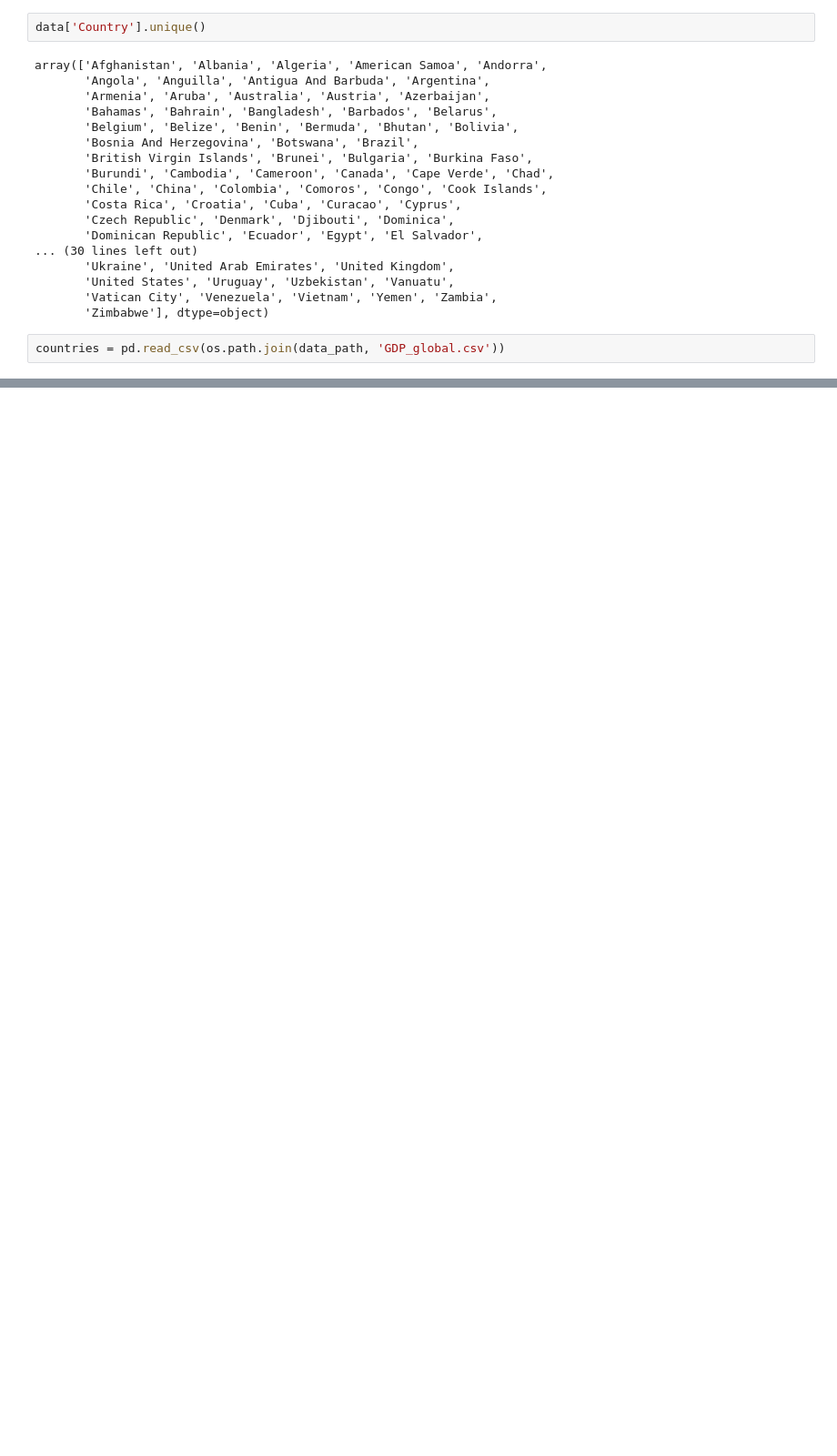
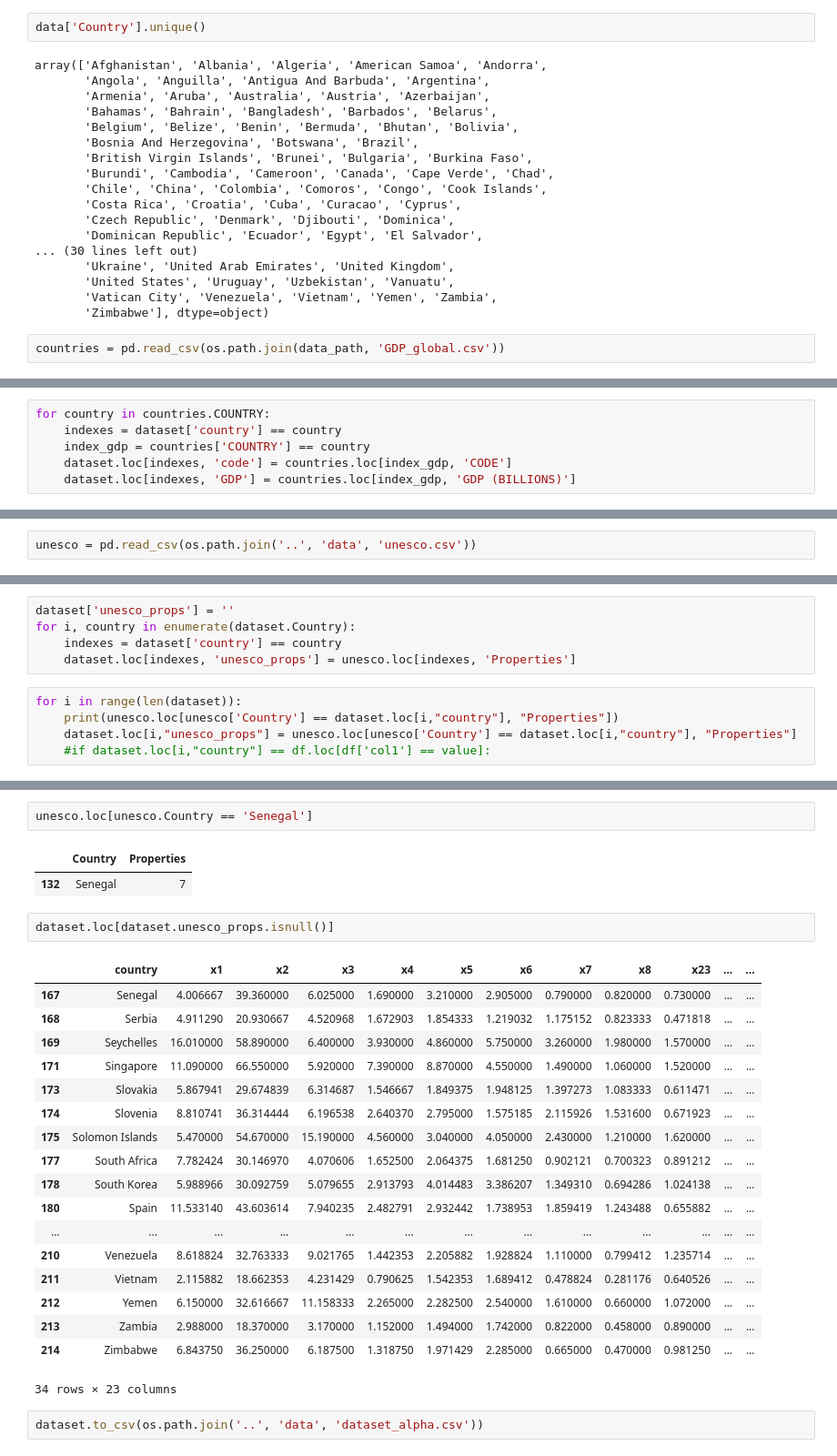
Before and after one commit to Sircarrasco/VAD.PROJETO, a Jupyter notebook: src/tst/explore_dataset.ipynb, the cells around one changed output, grey strips where cells are left out. Shown: that part at 91% size. Cells and saved outputs as stored; diff of their text form; blank space fills up the shorter version.

Commit message:
Add datasets + preprocess

```diff
--- a/src/tst/explore_dataset.ipynb
+++ b/src/tst/explore_dataset.ipynb
@@ -113,0 +161,6 @@ po.iplot(x)
+# %%
+for country in countries.COUNTRY:
+    indexes = dataset['country'] == country
+    index_gdp = countries['COUNTRY'] == country
+    dataset.loc[indexes, 'code'] = countries.loc[index_gdp, 'CODE']
+    dataset.loc[indexes, 'GDP'] = countries.loc[index_gdp, 'GDP (BILLIONS)']
@@ -113,0 +183,2 @@ po.iplot(x)
+# %%
+unesco = pd.read_csv(os.path.join('..', 'data', 'unesco.csv'))
@@ -113,0 +230,10 @@ po.iplot(x)
+# %%
+dataset['unesco_props'] = ''
+for i, country in enumerate(dataset.Country):
+    indexes = dataset['country'] == country
+    dataset.loc[indexes, 'unesco_props'] = unesco.loc[indexes, 'Properties']
+# %%
+for i in range(len(dataset)):
+    print(unesco.loc[unesco['Country'] == dataset.loc[i,"country"], "Properties"])
+    dataset.loc[i,"unesco_props"] = unesco.loc[unesco['Country'] == dataset.loc[i,"country"], "Properties"]
+    #if dataset.loc[i,"country"] == df.loc[df['col1'] == value]:
@@ -113,0 +276,28 @@ po.iplot(x)
+# %%
+unesco.loc[unesco.Country == 'Senegal']
+# %% [output]
+|  | Country | Properties |
+| 132 | Senegal | 7 |
+# %%
+dataset.loc[dataset.unesco_props.isnull()]
+# %% [output]
+|  | country | x1 | x2 | x3 | x4 | x5 | x6 | x7 | x8 | x23 | ... | ... |
+| 167 | Senegal | 4.006667 | 39.360000 | 6.025000 | 1.690000 | 3.210000 | 2.905000 | 0.790000 | 0.820000 | 0.730000 | ... | ... |
+| 168 | Serbia | 4.911290 | 20.930667 | 4.520968 | 1.672903 | 1.854333 | 1.219032 | 1.175152 | 0.823333 | 0.471818 | ... | ... |
+| 169 | Seychelles | 16.010000 | 58.890000 | 6.400000 | 3.930000 | 4.860000 | 5.750000 | 3.260000 | 1.980000 | 1.570000 | ... | ... |
+| 171 | Singapore | 11.090000 | 66.550000 | 5.920000 | 7.390000 | 8.870000 | 4.550000 | 1.490000 | 1.060000 | 1.520000 | ... | ... |
+| 173 | Slovakia | 5.867941 | 29.674839 | 6.314687 | 1.546667 | 1.849375 | 1.948125 | 1.397273 | 1.083333 | 0.611471 | ... | ... |
+| 174 | Slovenia | 8.810741 | 36.314444 | 6.196538 | 2.640370 | 2.795000 | 1.575185 | 2.115926 | 1.531600 | 0.671923 | ... | ... |
+| 175 | Solomon Islands | 5.470000 | 54.670000 | 15.190000 | 4.560000 | 3.040000 | 4.050000 | 2.430000 | 1.210000 | 1.620000 | ... | ... |
+| 177 | South Africa | 7.782424 | 30.146970 | 4.070606 | 1.652500 | 2.064375 | 1.681250 | 0.902121 | 0.700323 | 0.891212 | ... | ... |
+| 178 | South Korea | 5.988966 | 30.092759 | 5.079655 | 2.913793 | 4.014483 | 3.386207 | 1.349310 | 0.694286 | 1.024138 | ... | ... |
+| 180 | Spain | 11.533140 | 43.603614 | 7.940235 | 2.482791 | 2.932442 | 1.738953 | 1.859419 | 1.243488 | 0.655882 | ... | ... |
+| ... | ... | ... | ... | ... | ... | ... | ... | ... | ... | ... | ... | ... |
+| 210 | Venezuela | 8.618824 | 32.763333 | 9.021765 | 1.442353 | 2.205882 | 1.928824 | 1.110000 | 0.799412 | 1.235714 | ... | ... |
+| 211 | Vietnam | 2.115882 | 18.662353 | 4.231429 | 0.790625 | 1.542353 | 1.689412 | 0.478824 | 0.281176 | 0.640526 | ... | ... |
+| 212 | Yemen | 6.150000 | 32.616667 | 11.158333 | 2.265000 | 2.282500 | 2.540000 | 1.610000 | 0.660000 | 1.072000 | ... | ... |
+| 213 | Zambia | 2.988000 | 18.370000 | 3.170000 | 1.152000 | 1.494000 | 1.742000 | 0.822000 | 0.458000 | 0.890000 | ... | ... |
+| 214 | Zimbabwe | 6.843750 | 36.250000 | 6.187500 | 1.318750 | 1.971429 | 2.285000 | 0.665000 | 0.470000 | 0.981250 | ... | ... |
+34 rows × 23 columns
+# %%
+dataset.to_csv(os.path.join('..', 'data', 'dataset_alpha.csv'))
```
Also changed, not shown: parts of 30 cells of this notebook, 2 other files.
